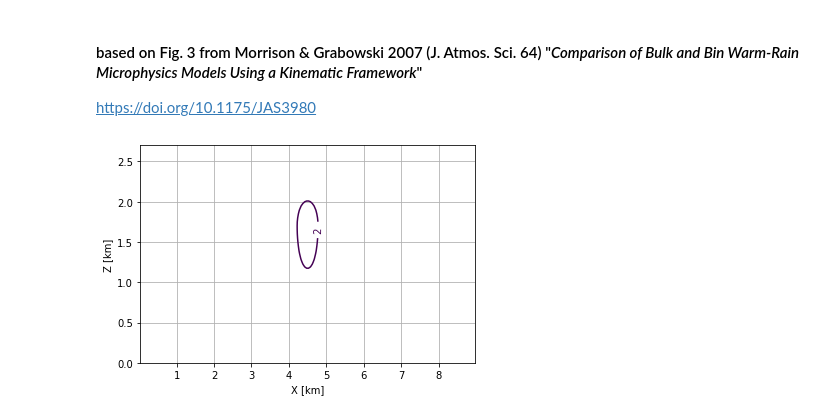
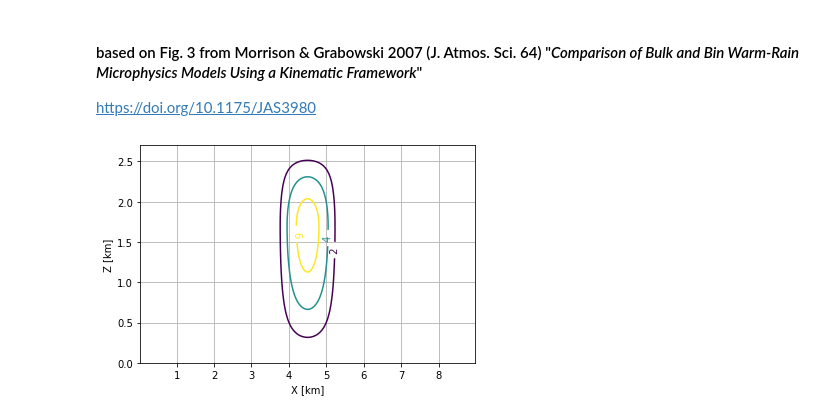
Before and after one commit to trontrytel/PySDM-examples, a Jupyter notebook: PySDM_examples/Morrison_and_Grabowski_2007/fig_3.ipynb, the cells around one changed output. Saved outputs shown, nothing was run; the diff lists cells and outputs as text; code cells hidden in the pictures.

Commit message:
more progress towards Cu example from M&G 2007/2008 (now allowing time-dependent velocity field)

```diff
--- a/PySDM_examples/Morrison_and_Grabowski_2007/fig_3.ipynb
+++ b/PySDM_examples/Morrison_and_Grabowski_2007/fig_3.ipynb
@@ -27,14 +28,14 @@ dz = settings.size[-1] / settings.grid[-1]
 # %%
 z_vec_coords = tuple(coord * settings.size[i]/si.km for i, coord in enumerate(z_vec_coord(settings.grid)))
 pylab.clabel(pylab.contour(
     *z_vec_coords,
-    rho_times_courant[-1] * dz / settings.dt / settings.rhod(z_vec_coords[-1]/settings.size[-1]),
+    rho_times_courant[-1] * dz / settings.dt / settings.rhod_of_zZ(z_vec_coords[-1]/settings.size[-1]),
     levels=(2 * si.m/si.s, 4 * si.m/si.s, 6 * si.m/si.s)
 ))
 pylab.grid()
 pylab.xlabel('X [km]')
 pylab.ylabel('Z [km]')
 show_plot()
 # %% [output]
-[figure, old version]
+[figure, new version]
 [interactive output not drawn]
```
Also changed, not shown: parts of 3 cells of this notebook, 13 other files.
